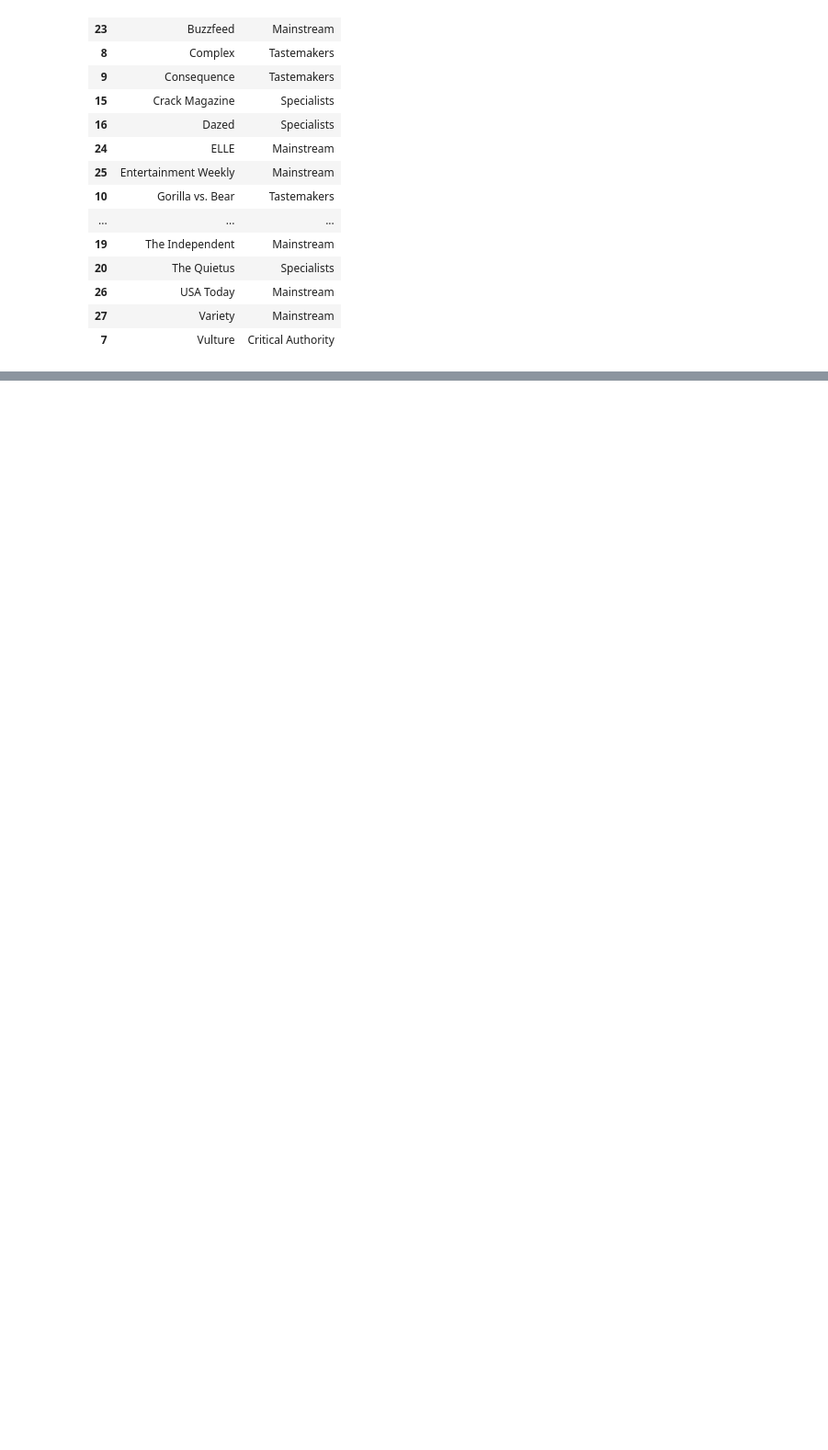
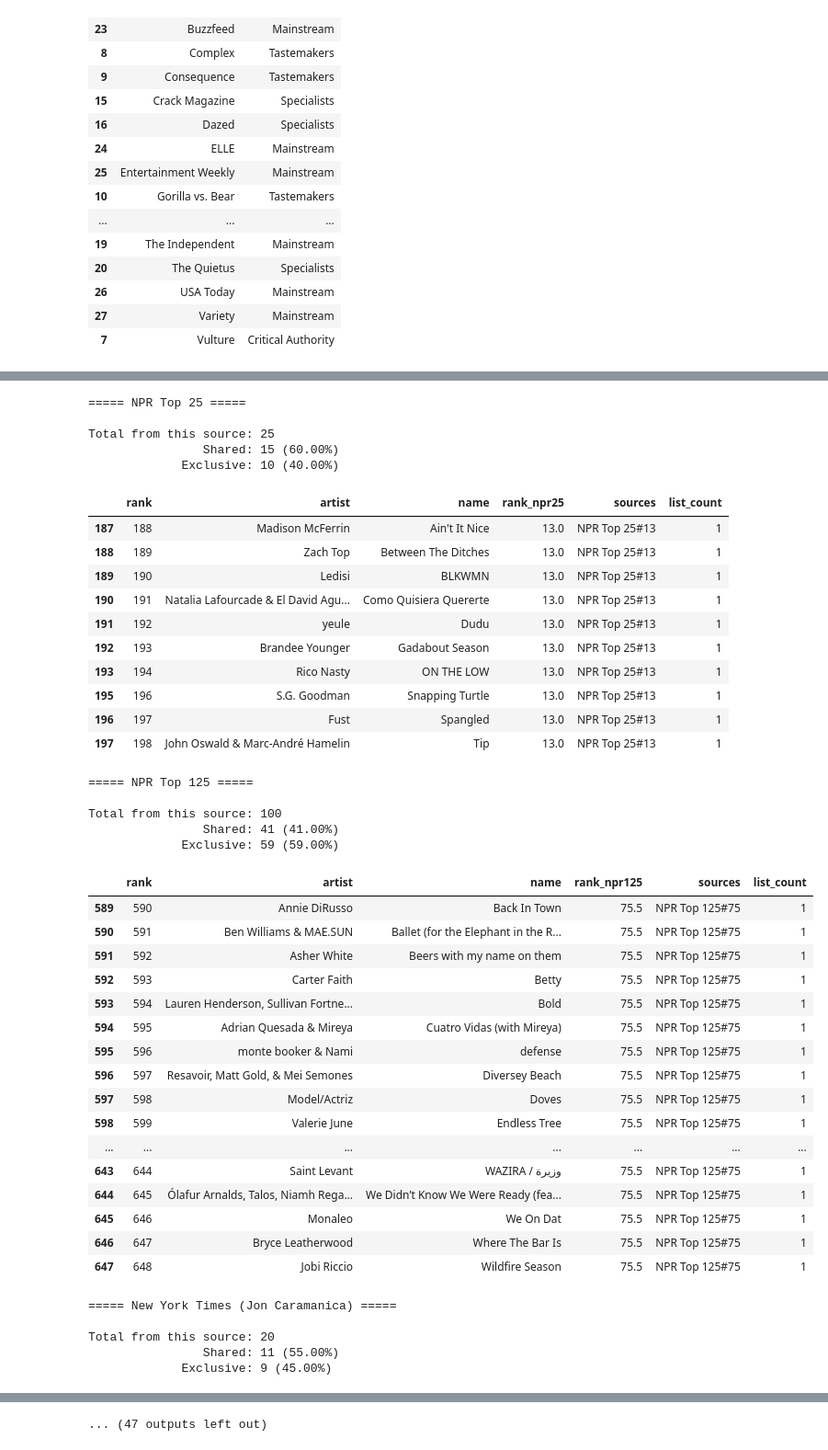
Before and after one commit to eandx1/consensus-best-songs-2025, a Jupyter notebook: python/notebooks/best_songs_merge.ipynb, the cells around one changed output, grey strips where cells are left out. Shown at 92% size. Cells and saved outputs as stored; diff of their text form; code cells hidden in the pictures; blank space fills up the shorter version.

Commit message:
Add some more info on exclusive (single source) songs.

```diff
--- a/python/notebooks/best_songs_merge.ipynb
+++ b/python/notebooks/best_songs_merge.ipynb
@@ -8321,0 +8326,35 @@ source_cats_df
+# %%
+import pandas as pd
+from sources import SOURCES
+
+df = pd.read_csv("outputs/data_scored_ytm_quotes.csv")
+# %%
+rank_col_to_source_name = dict()
+
+
+for name, data in SOURCES.items():
+    rank_col_to_source_name['rank' + data['suffix']] = name
+
+
+def get_exclusive(df, rank_col):
+    subset = df[df[rank_col].notna()]
+    shared = subset["list_count"] > 1
+    exclusive = subset["list_count"] == 1
+
+    return subset, shared, exclusive, subset[exclusive]
+# %%
+for rank_col in [c for c in df.columns if c.startswith('rank_')]:
+    print(f'\n===== {rank_col_to_source_name[rank_col]} =====\n')
+    subset, shared, exclusive, exclusive_df = get_exclusive(df, rank_col)
+    print(f'Total from this source: {len(subset)}')
+    print(f'                Shared: {shared.sum()} ({shared.mean():.2%})')
+    print(f'             Exclusive: {exclusive.sum()} ({exclusive.mean():.2%})')
+    display(exclusive_df[[
+        'rank',
+        'artist',
+        'name',
+        rank_col,
+        'sources',
+        'list_count',
+    ]])
+# %% [output]
@@ -8321,0 +8371,43 @@ source_cats_df
+===== NPR Top 25 =====
+
+Total from this source: 25
+                Shared: 15 (60.00%)
+             Exclusive: 10 (40.00%)
+|  | rank | artist | name | rank_npr25 | sources | list_count |
+| 187 | 188 | Madison McFerrin | Ain't It Nice | 13.0 | NPR Top 25#13 | 1 |
+| 188 | 189 | Zach Top | Between The Ditches | 13.0 | NPR Top 25#13 | 1 |
+| 189 | 190 | Ledisi | BLKWMN | 13.0 | NPR Top 25#13 | 1 |
+| 190 | 191 | Natalia Lafourcade & El David Agu... | Como Quisiera Quererte | 13.0 | NPR Top 25#13 | 1 |
+| 191 | 192 | yeule | Dudu | 13.0 | NPR Top 25#13 | 1 |
+| 192 | 193 | Brandee Younger | Gadabout Season | 13.0 | NPR Top 25#13 | 1 |
+| 193 | 194 | Rico Nasty | ON THE LOW | 13.0 | NPR Top 25#13 | 1 |
+| 195 | 196 | S.G. Goodman | Snapping Turtle | 13.0 | NPR Top 25#13 | 1 |
+| 196 | 197 | Fust | Spangled | 13.0 | NPR Top 25#13 | 1 |
+| 197 | 198 | John Oswald & Marc-André Hamelin | Tip | 13.0 | NPR Top 25#13 | 1 |
+===== NPR Top 125 =====
+
+Total from this source: 100
+                Shared: 41 (41.00%)
+             Exclusive: 59 (59.00%)
+|  | rank | artist | name | rank_npr125 | sources | list_count |
+| 589 | 590 | Annie DiRusso | Back In Town | 75.5 | NPR Top 125#75 | 1 |
+| 590 | 591 | Ben Williams & MAE.SUN | Ballet (for the Elephant in the R... | 75.5 | NPR Top 125#75 | 1 |
+| 591 | 592 | Asher White | Beers with my name on them | 75.5 | NPR Top 125#75 | 1 |
+| 592 | 593 | Carter Faith | Betty | 75.5 | NPR Top 125#75 | 1 |
+| 593 | 594 | Lauren Henderson, Sullivan Fortne... | Bold | 75.5 | NPR Top 125#75 | 1 |
+| 594 | 595 | Adrian Quesada & Mireya | Cuatro Vidas (with Mireya) | 75.5 | NPR Top 125#75 | 1 |
+| 595 | 596 | monte booker & Nami | defense | 75.5 | NPR Top 125#75 | 1 |
+| 596 | 597 | Resavoir, Matt Gold, & Mei Semones | Diversey Beach | 75.5 | NPR Top 125#75 | 1 |
+| 597 | 598 | Model/Actriz | Doves | 75.5 | NPR Top 125#75 | 1 |
+| 598 | 599 | Valerie June | Endless Tree | 75.5 | NPR Top 125#75 | 1 |
+| ... | ... | ... | ... | ... | ... | ... |
+| 643 | 644 | Saint Levant | WAZIRA / وزيرة | 75.5 | NPR Top 125#75 | 1 |
+| 644 | 645 | Ólafur Arnalds, Talos, Niamh Rega... | We Didn’t Know We Were Ready (fea... | 75.5 | NPR Top 125#75 | 1 |
+| 645 | 646 | Monaleo | We On Dat | 75.5 | NPR Top 125#75 | 1 |
+| 646 | 647 | Bryce Leatherwood | Where The Bar Is | 75.5 | NPR Top 125#75 | 1 |
+| 647 | 648 | Jobi Riccio | Wildfire Season | 75.5 | NPR Top 125#75 | 1 |
+===== New York Times (Jon Caramanica) =====
+
+Total from this source: 20
+                Shared: 11 (55.00%)
+             Exclusive: 9 (45.00%)
@@ -8321,0 +8454 @@ source_cats_df
+... (47 outputs left out)
```
Also changed, not shown: parts of 3 cells of this notebook, 4 other files.
